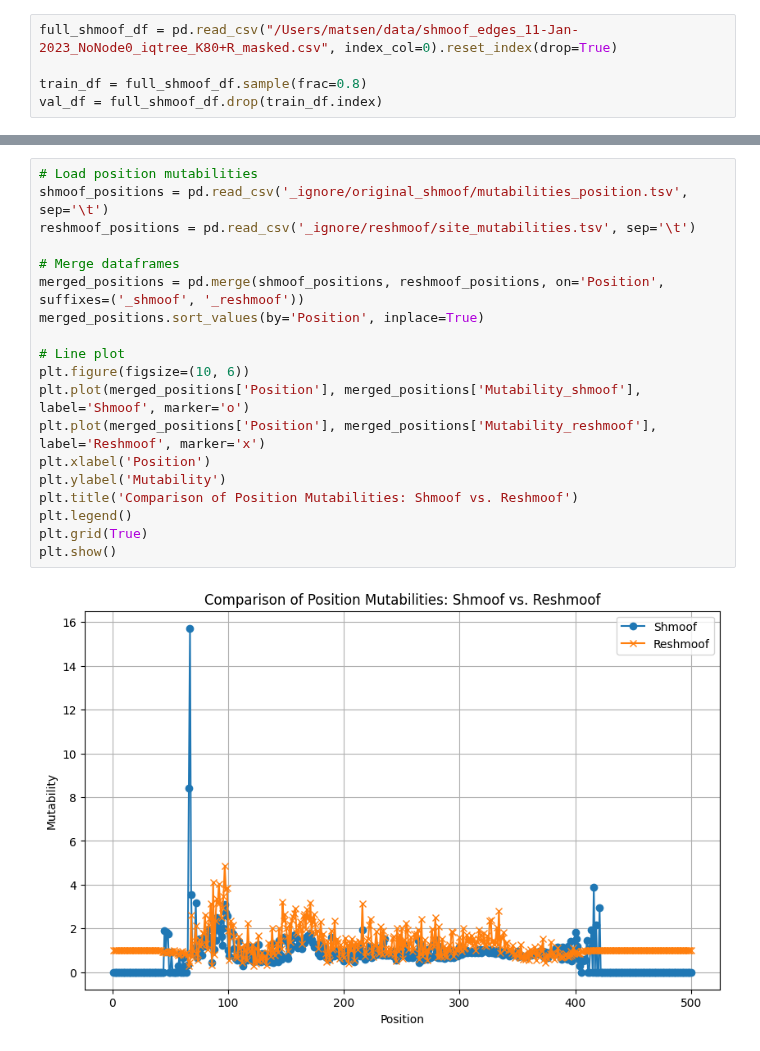
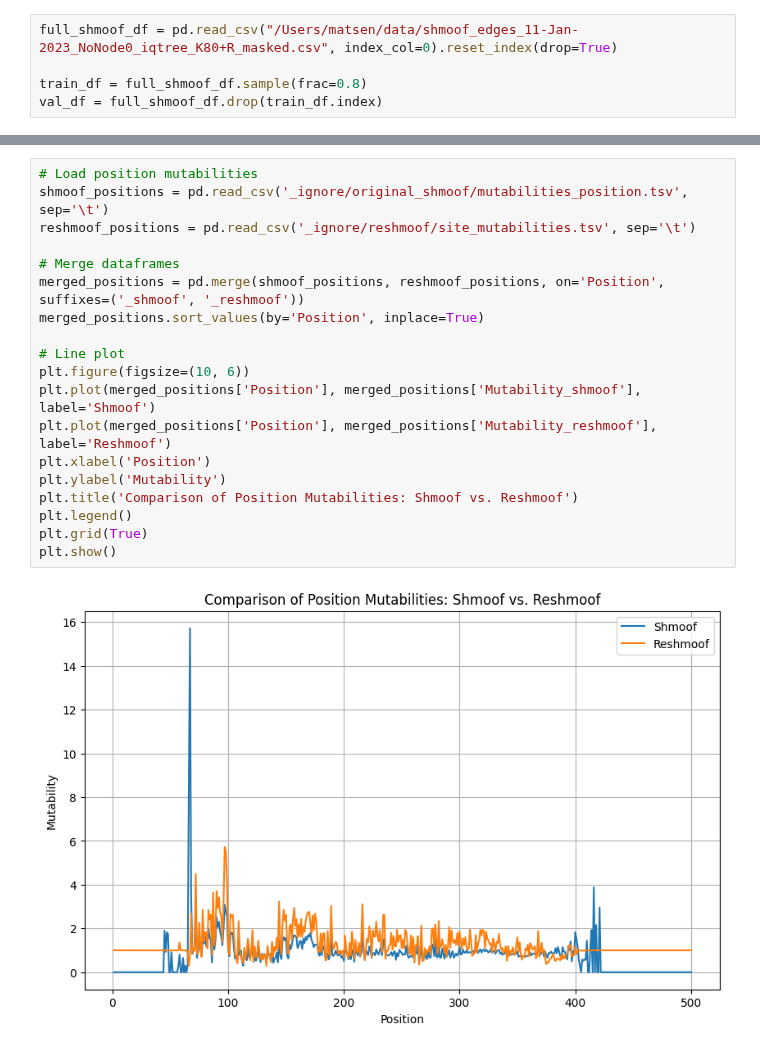
Before and after one commit to matsengrp/netam, a Jupyter notebook: notebooks/reshmoof.ipynb, the cells around one changed output, grey strips where cells are left out. Saved outputs shown, nothing was run; the diff lists cells and outputs as text.

```diff
--- a/notebooks/reshmoof.ipynb
+++ b/notebooks/reshmoof.ipynb
@@ -101,21 +114,21 @@ plt.show()
 # %%
 # Load position mutabilities
 shmoof_positions = pd.read_csv('_ignore/original_shmoof/mutabilities_position.tsv', sep='\t')
 reshmoof_positions = pd.read_csv('_ignore/reshmoof/site_mutabilities.tsv', sep='\t')
 
 # Merge dataframes
 merged_positions = pd.merge(shmoof_positions, reshmoof_positions, on='Position', suffixes=('_shmoof', '_reshmoof'))
 merged_positions.sort_values(by='Position', inplace=True)
 
 # Line plot
 plt.figure(figsize=(10, 6))
-plt.plot(merged_positions['Position'], merged_positions['Mutability_shmoof'], label='Shmoof', marker='o')
-plt.plot(merged_positions['Position'], merged_positions['Mutability_reshmoof'], label='Reshmoof', marker='x')
+plt.plot(merged_positions['Position'], merged_positions['Mutability_shmoof'], label='Shmoof')
+plt.plot(merged_positions['Position'], merged_positions['Mutability_reshmoof'], label='Reshmoof')
 plt.xlabel('Position')
 plt.ylabel('Mutability')
 plt.title('Comparison of Position Mutabilities: Shmoof vs. Reshmoof')
 plt.legend()
 plt.grid(True)
 plt.show()
 # %% [output]
-[figure, old version]
+[figure, new version]
```
Also changed, not shown: parts of 5 cells of this notebook, 4 other files.
